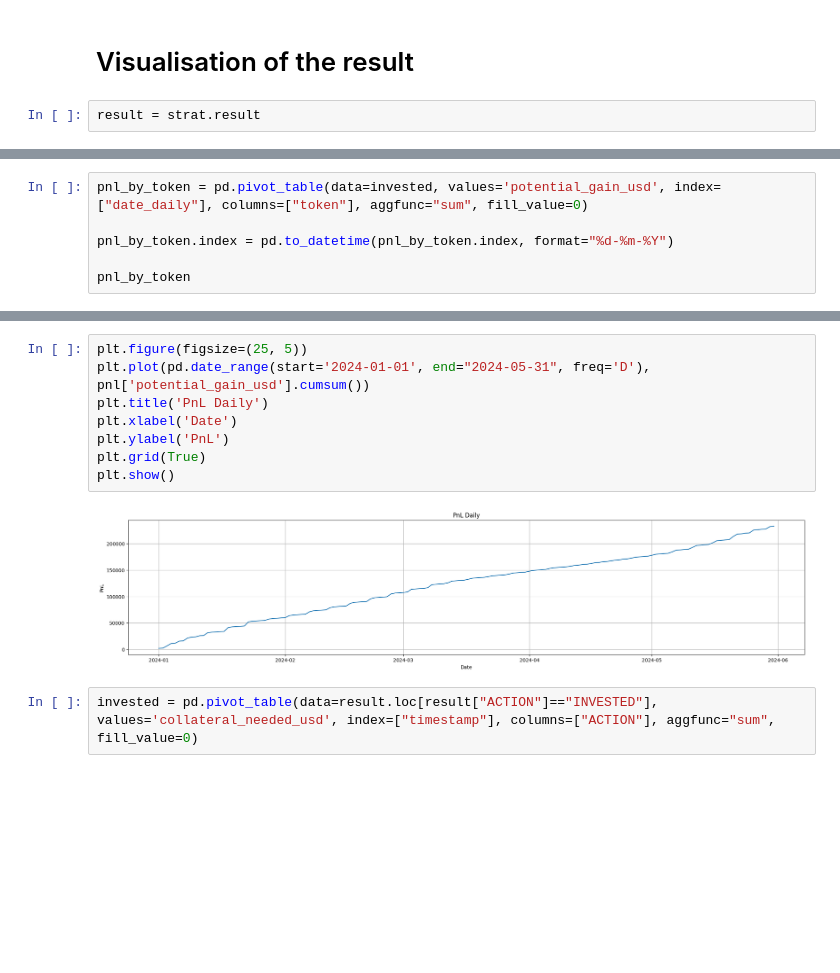
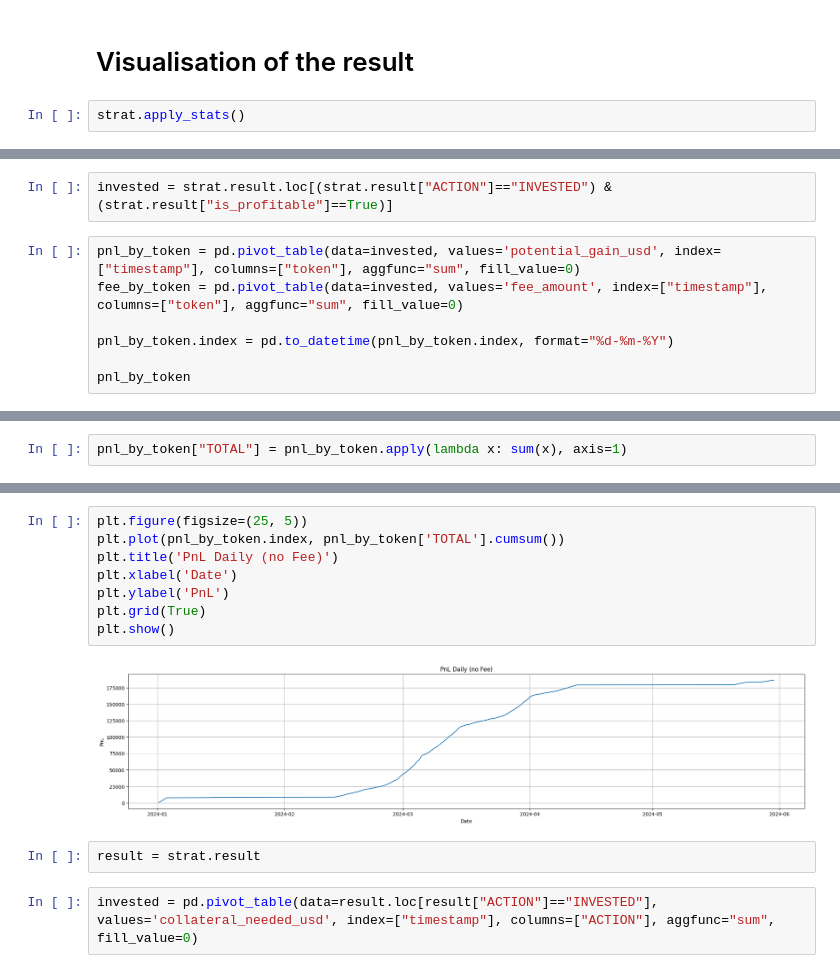
Before and after one commit to spartan38/challenge, a Jupyter notebook: analysis.ipynb, the cells around one changed output, grey strips where cells are left out. Cells and saved outputs as stored; diff of their text form; blank space fills up the shorter version.

```diff
--- a/analysis.ipynb
+++ b/analysis.ipynb
@@ -43,4 +43,4 @@ strat.apply()
 # %% [markdown]
 <h1>Visualisation of the result</h1>
 # %%
-result = strat.result
+strat.apply_stats()
@@ -81,5 +63,8 @@ Invested ($) : 2500000.00
+# %%
+invested = strat.result.loc[(strat.result["ACTION"]=="INVESTED") & (strat.result["is_profitable"]==True)]
 # %%
-pnl_by_token = pd.pivot_table(data=invested, values='potential_gain_usd', index=["date_daily"], columns=["token"], aggfunc="sum", fill_value=0)
+pnl_by_token = pd.pivot_table(data=invested, values='potential_gain_usd', index=["timestamp"], columns=["token"], aggfunc="sum", fill_value=0)
+fee_by_token = pd.pivot_table(data=invested, values='fee_amount', index=["timestamp"], columns=["token"], aggfunc="sum", fill_value=0)
 
 pnl_by_token.index = pd.to_datetime(pnl_by_token.index, format="%d-%m-%Y")
 
@@ -113,0 +99,2 @@ plt.show()
+# %%
+pnl_by_token["TOTAL"] = pnl_by_token.apply(lambda x: sum(x), axis=1)
@@ -114,13 +137,15 @@ plt.show()
 # %%
 plt.figure(figsize=(25, 5))
-plt.plot(pd.date_range(start='2024-01-01', end="2024-05-31", freq='D'), pnl['potential_gain_usd'].cumsum())
-plt.title('PnL Daily')
+plt.plot(pnl_by_token.index, pnl_by_token['TOTAL'].cumsum())
+plt.title('PnL Daily (no Fee)')
 plt.xlabel('Date')
 plt.ylabel('PnL')
 plt.grid(True)
 plt.show()
 # %% [output]
-[figure, old version]
+[figure, new version]
+# %%
+result = strat.result
 # %%
 invested = pd.pivot_table(data=result.loc[result["ACTION"]=="INVESTED"], values='collateral_needed_usd', index=["timestamp"], columns=["ACTION"], aggfunc="sum", fill_value=0)
 # %%
```
Also changed, not shown: parts of 15 cells of this notebook, 6 other files.
